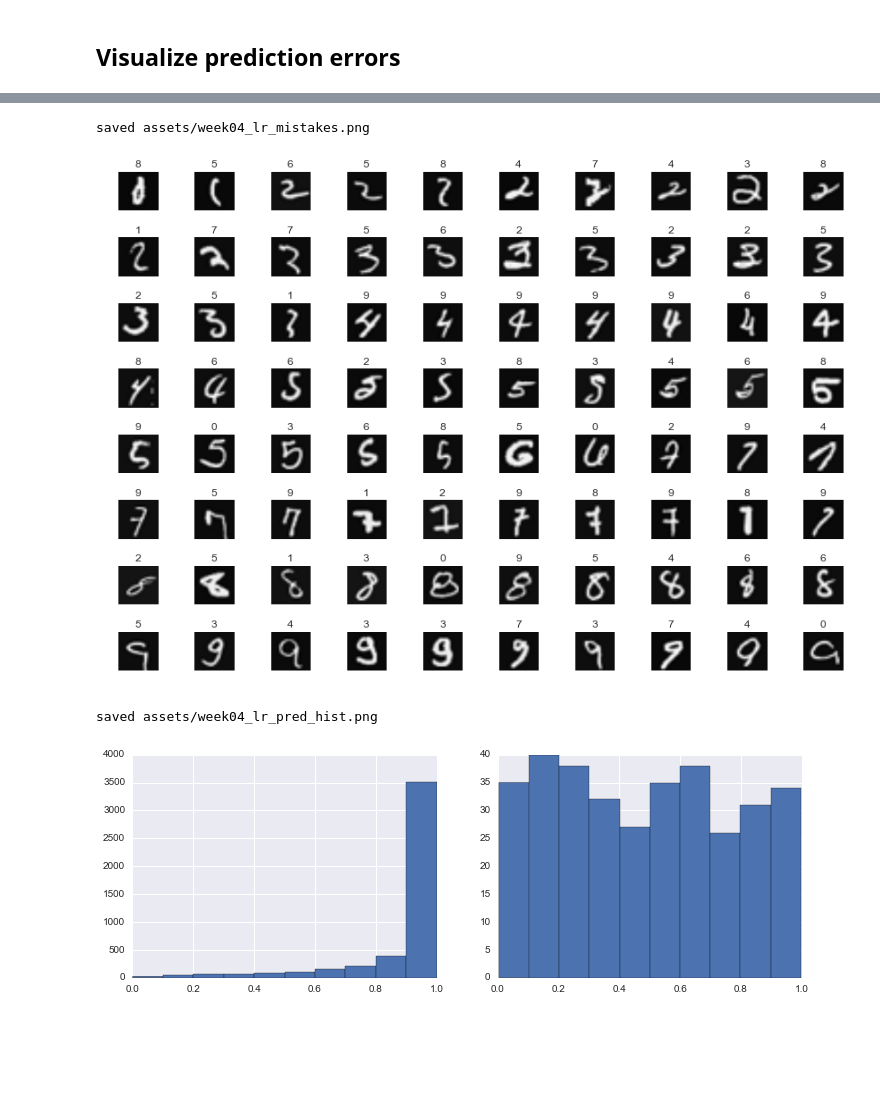
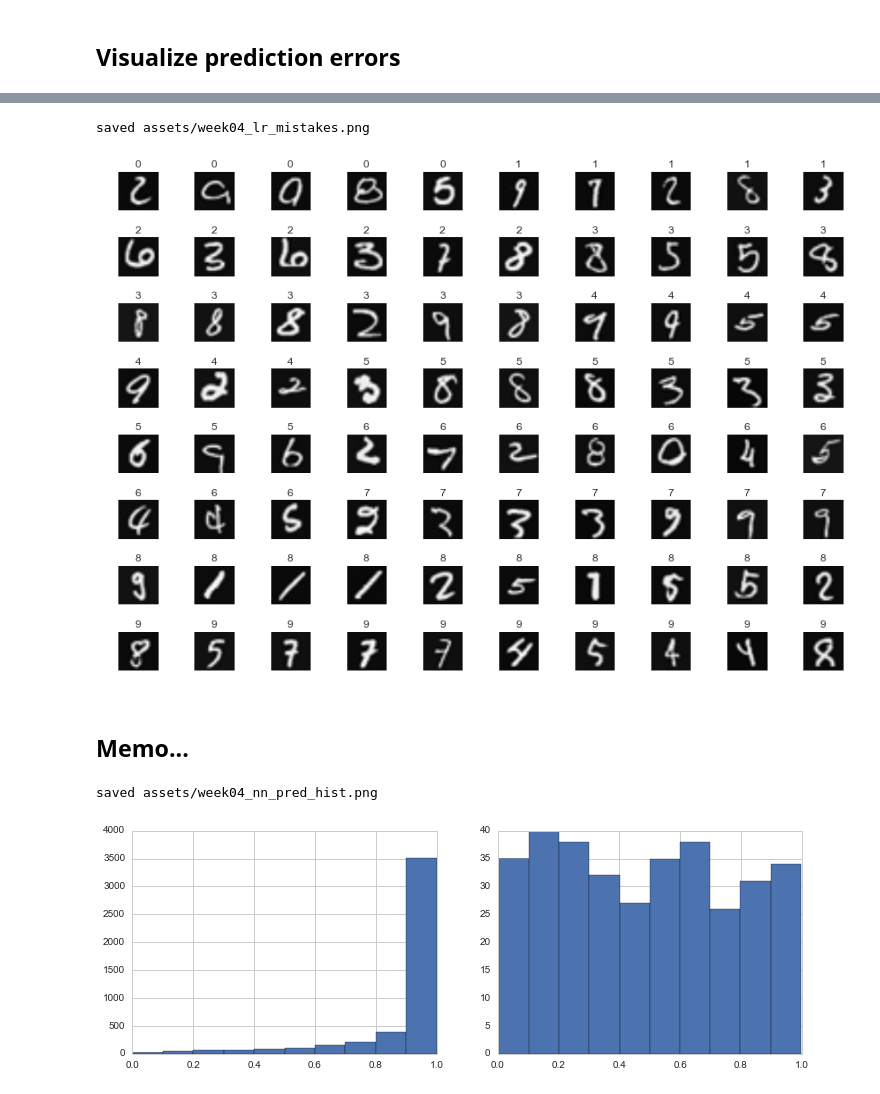
Before and after one commit to uents/coursera-ml, a Jupyter notebook: week04/logistic_regression_classification.ipynb, the cells around one changed output, grey strips where cells are left out. Cells and saved outputs as stored; diff of their text form; code cells hidden in the pictures; blank space fills up the shorter version.

```diff
--- a/week04/logistic_regression_classification.ipynb
+++ b/week04/logistic_regression_classification.ipynb
@@ -11,6 +11,7 @@ import seaborn as sns
 import matplotlib.pyplot as plt
 from mpl_toolkits.mplot3d import Axes3D
 %matplotlib inline
+sns.set_style('whitegrid')
 
 import sys, os
 sys.path.append(os.path.dirname('../common/'))
@@ -117,6 +119,9 @@ saved assets/week03_lr_reg_cost_history.png
 # %%
 preds = predict(thetas, X)
 pred_classes = np.array([p['class'] for p in preds]).reshape(-1, 1)
+pred_values = np.array([p['values'] for p in preds]).reshape(pred_classes.shape[0], -1)
+pred_max_values = np.array([max(p) for p in pred_values]).reshape(-1, 1)
+
 compute_train_accuracy(pred_classes, y)
 # %% [output]
 93.280000000000001
@@ -127,0 +130,7 @@ mistakes = np.where(pred_classes.ravel() != y.ravel())[0]
+# %%
+pred_frame = train_frame.copy()
+pred_frame['class'] = pred_classes
+pred_frame['value'] = pred_max_values
+
+correct_frame = pred_frame[pred_frame['label'] == pred_frame['class']]
+mistake_frame = pred_frame[pred_frame['label'] != pred_frame['class']]
@@ -128,25 +153,27 @@ mistakes = np.where(pred_classes.ravel() != y.ravel())[0]
 # %%
-ixs = sorted(np.random.permutation(mistakes)[0:80])
-mistake_frame = train_frame.take(ixs)
-images = mistake_frame['image'].values
-labels = pred_classes[ixs].ravel().tolist()
+# ランダムに抽出して表示
+ixs = sorted(np.random.permutation(mistake_frame.index)[0:80])
+df = mistake_frame.ix[ixs].sort_values('class')
+images = df['image'].values
+labels = df['class'].ravel().tolist()
 
 plt.rcParams['figure.figsize'] = (15, 10)
 display_data(images, labels)
 savefig('week04_lr_mistakes.png')
 # %% [output]
 saved assets/week04_lr_mistakes.png
-[figure, old version]
+[figure, new version]
+# %% [markdown]
+## Memo...
 # %%
-pred_frame = pd.DataFrame(data=preds)
-
+df = pd.DataFrame(data=preds)
 plt.rcParams['figure.figsize'] = (12, 4)
 fig = plt.figure()
 ax = fig.add_subplot(1,2,1)
-ax.hist(pred_frame.ix[corrects].value)
+ax.hist(correct_frame['value'])
 ax = fig.add_subplot(1,2,2)
-ax.hist(pred_frame.ix[mistakes].value)
-savefig('week04_lr_pred_hist.png')
+ax.hist(mistake_frame['value'])
+savefig('week04_nn_pred_hist.png')
 # %% [output]
-saved assets/week04_lr_pred_hist.png
+saved assets/week04_nn_pred_hist.png
 [figure]
```
Also changed, not shown: parts of 9 cells of this notebook, 2 other files.
